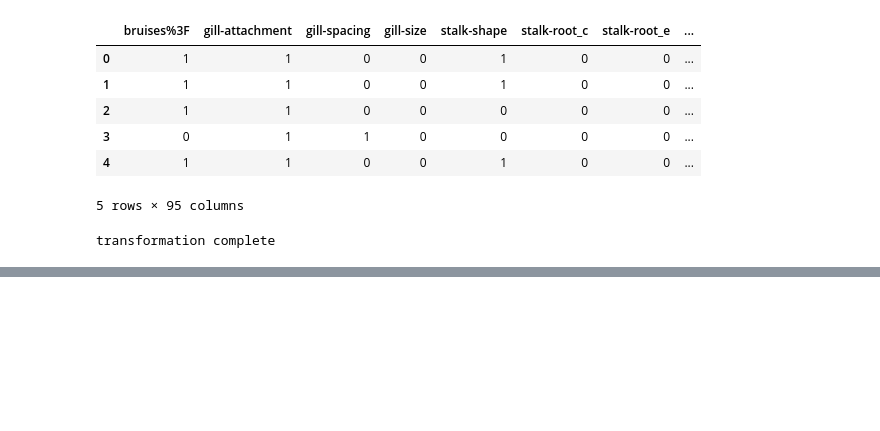
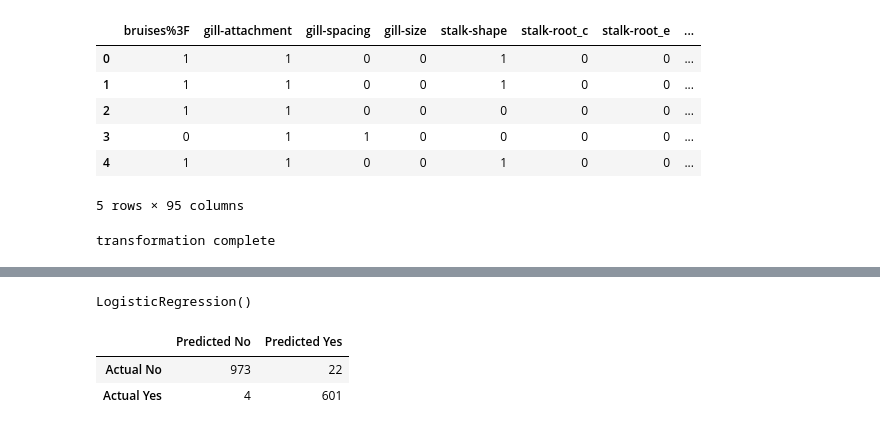
Before and after one commit to mikel112543/CS4168_Project, a Jupyter notebook: mushroom_analysis.ipynb, the cells around one changed output, grey strips where cells are left out. Saved outputs shown, nothing was run; the diff lists cells and outputs as text; code cells hidden in the pictures; blank space fills up the shorter version.

Commit message:
Added logistic regression

```diff
--- a/mushroom_analysis.ipynb
+++ b/mushroom_analysis.ipynb
@@ -207,0 +272,10 @@ clustering_scatterplot(points=XYcoordinates[:-k,:],
+# %%
+x_train, x_test, y_train, y_test = train_test_split(x, y, test_size=0.4, random_state=42)
+# %%
+lr = LogisticRegression()
+# %%
+lr.fit(x_train, y_train)
+# %% [output]
+LogisticRegression()
+# %%
+predict = lr.predict(x_test)
@@ -207,0 +284,6 @@ clustering_scatterplot(points=XYcoordinates[:-k,:],
+# %%
+pd.DataFrame(confusion_matrix(y_test,predict),columns=['Predicted No', 'Predicted Yes'], index=['Actual No', 'Actual Yes'])
+# %% [output]
+|  | Predicted No | Predicted Yes |
+| Actual No | 973 | 22 |
+| Actual Yes | 4 | 601 |
```
Also changed, not shown: parts of 14 cells of this notebook.
